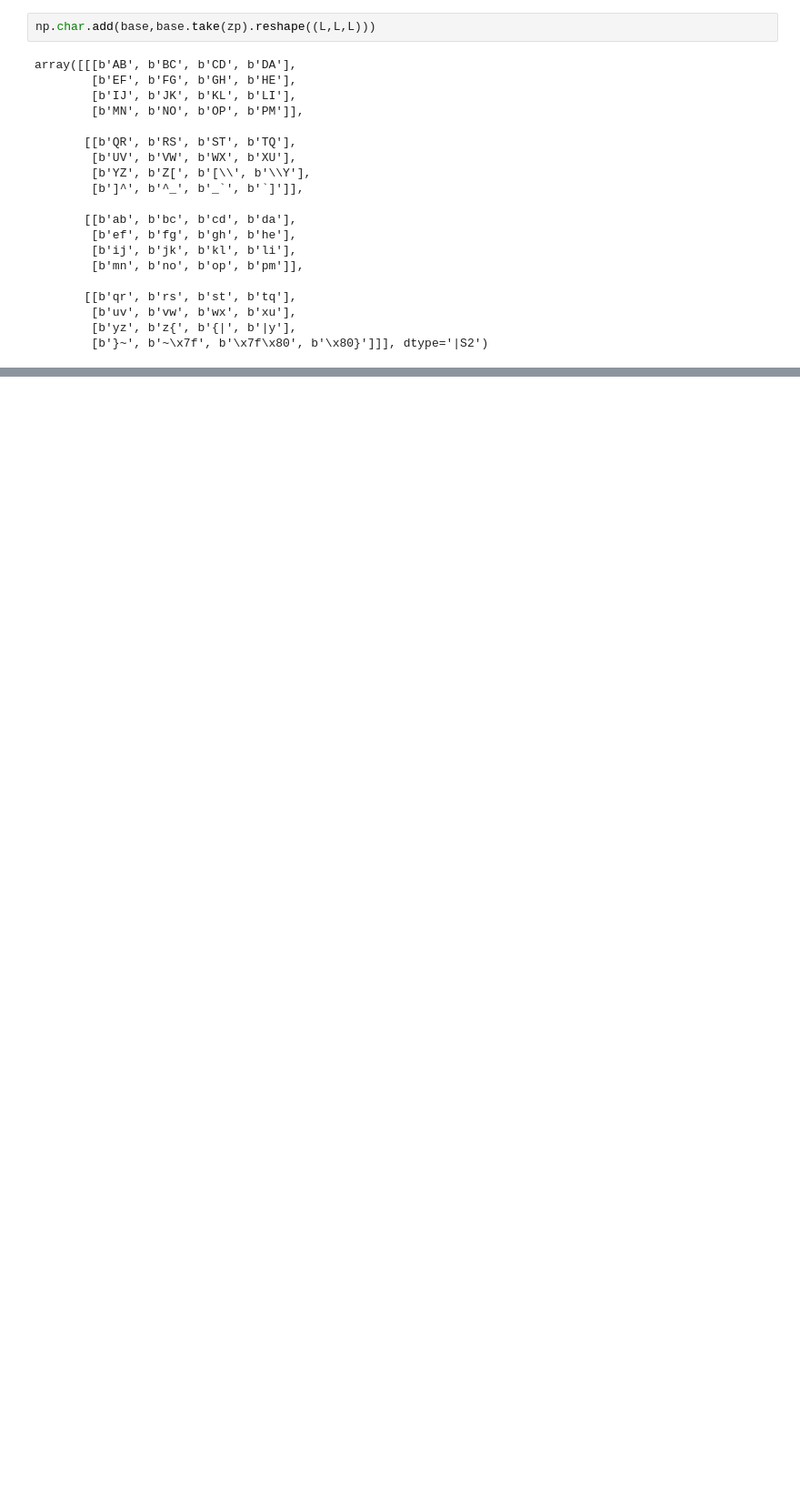
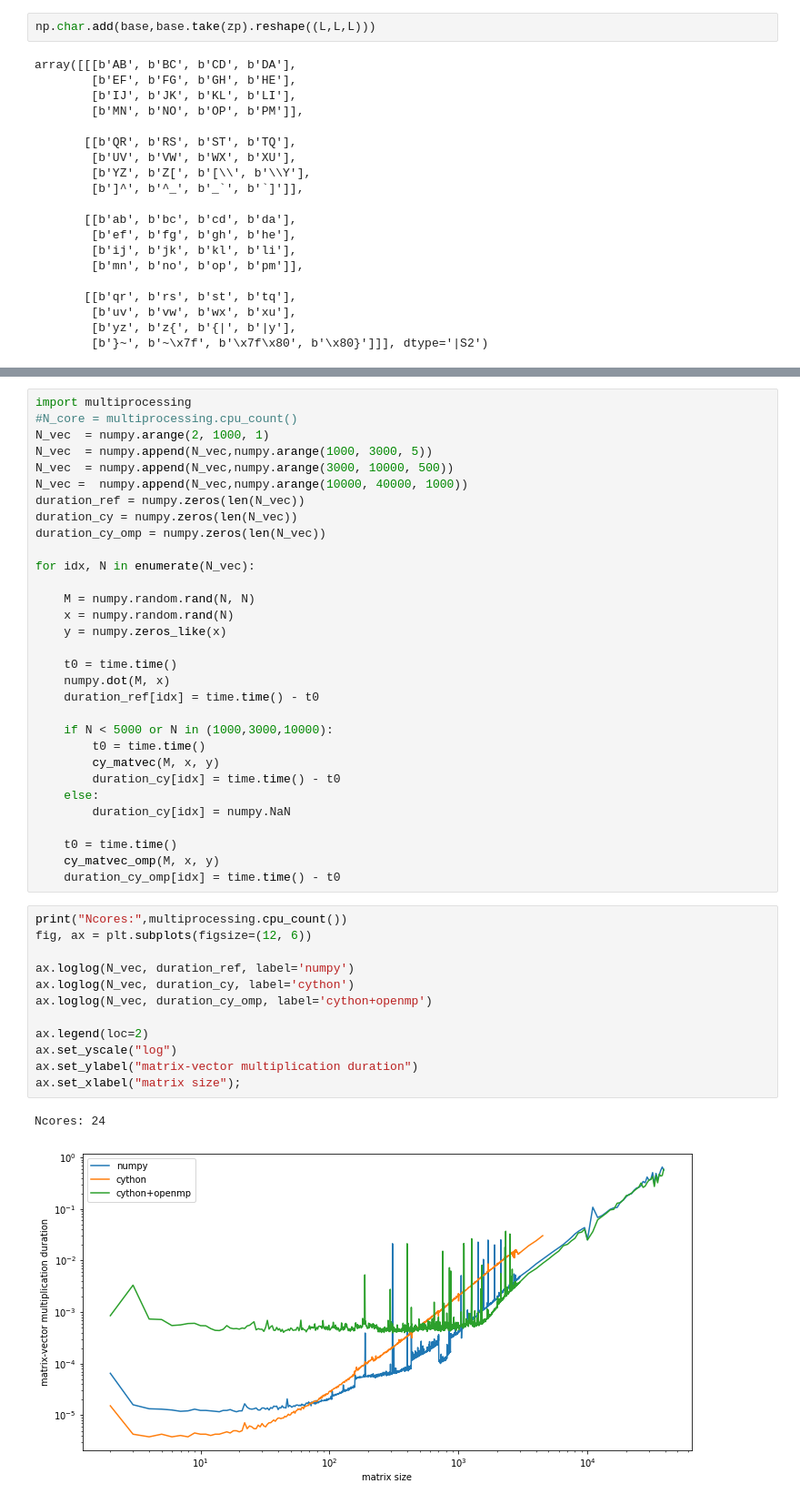
Before and after one commit to arivero/CursoPythonFis, a Jupyter notebook: ejemplos/numpy.ipynb, the cells around one changed output, grey strips where cells are left out. Shown at 91% size. Drawn from its saved outputs; the diff is of its cells as text; blank space fills up the shorter version.

```diff
--- a/ejemplos/numpy.ipynb
+++ b/ejemplos/numpy.ipynb
@@ -178,0 +356,46 @@ array([[[b'AB', b'BC', b'CD', b'DA'],
+# %%
+import multiprocessing
+#N_core = multiprocessing.cpu_count()
+N_vec  = numpy.arange(2, 1000, 1)
+N_vec  = numpy.append(N_vec,numpy.arange(1000, 3000, 5))
+N_vec  = numpy.append(N_vec,numpy.arange(3000, 10000, 500))
+N_vec =  numpy.append(N_vec,numpy.arange(10000, 40000, 1000))
+duration_ref = numpy.zeros(len(N_vec))
+duration_cy = numpy.zeros(len(N_vec))
+duration_cy_omp = numpy.zeros(len(N_vec))
+
+for idx, N in enumerate(N_vec):
+
+    M = numpy.random.rand(N, N)
+    x = numpy.random.rand(N)
+    y = numpy.zeros_like(x)
+
+    t0 = time.time()
+    numpy.dot(M, x)
+    duration_ref[idx] = time.time() - t0
+
+    if N < 5000 or N in (1000,3000,10000):
+        t0 = time.time()
+        cy_matvec(M, x, y)
+        duration_cy[idx] = time.time() - t0
+    else:
+        duration_cy[idx] = numpy.NaN
+
+    t0 = time.time()
+    cy_matvec_omp(M, x, y)
+    duration_cy_omp[idx] = time.time() - t0
+# %%
+print("Ncores:",multiprocessing.cpu_count())
+fig, ax = plt.subplots(figsize=(12, 6))
+
+ax.loglog(N_vec, duration_ref, label='numpy')
+ax.loglog(N_vec, duration_cy, label='cython')
+ax.loglog(N_vec, duration_cy_omp, label='cython+openmp')
+
+ax.legend(loc=2)
+ax.set_yscale("log")
+ax.set_ylabel("matrix-vector multiplication duration")
+ax.set_xlabel("matrix size");
+# %% [output]
+Ncores: 24
+[figure, added]
```
Also changed, not shown: parts of 16 cells of this notebook, 4 other files.
